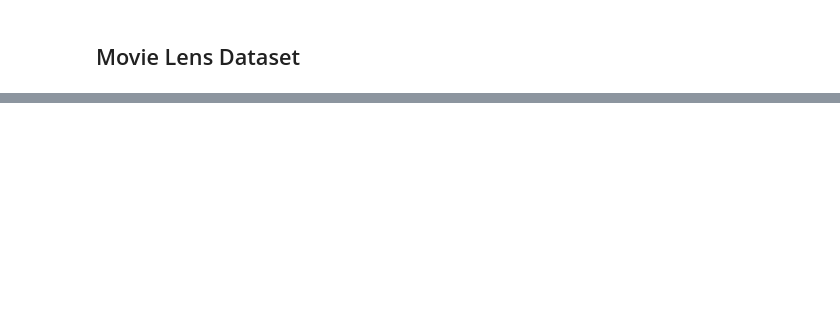
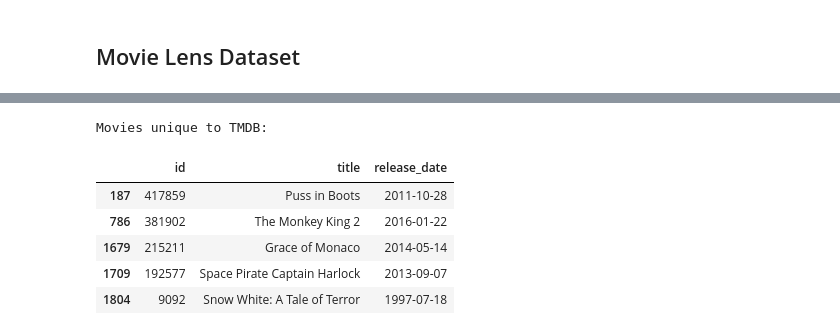
Before and after one commit to natchanonnn/personalised-movie-recommendation, a Jupyter notebook: notebooks/data_collection.ipynb, the cells around one changed output, grey strips where cells are left out. Cells and saved outputs as stored; diff of their text form; code cells hidden in the pictures; blank space fills up the shorter version.

```diff
--- a/notebooks/data_collection.ipynb
+++ b/notebooks/data_collection.ipynb
@@ -215,0 +271,11 @@ mvl_movies
+# %%
+print("\nMovies unique to TMDB:")
+display(movies[movies['id'].isin(movies_only_in_tmdb)][['id', 'title', 'release_date']].head())
+# %% [output]
+Movies unique to TMDB:
+|  | id | title | release_date |
+| 187 | 417859 | Puss in Boots | 2011-10-28 |
+| 786 | 381902 | The Monkey King 2 | 2016-01-22 |
+| 1679 | 215211 | Grace of Monaco | 2014-05-14 |
+| 1709 | 192577 | Space Pirate Captain Harlock | 2013-09-07 |
+| 1804 | 9092 | Snow White: A Tale of Terror | 1997-07-18 |
```
Also changed, not shown: parts of 9 cells of this notebook.
